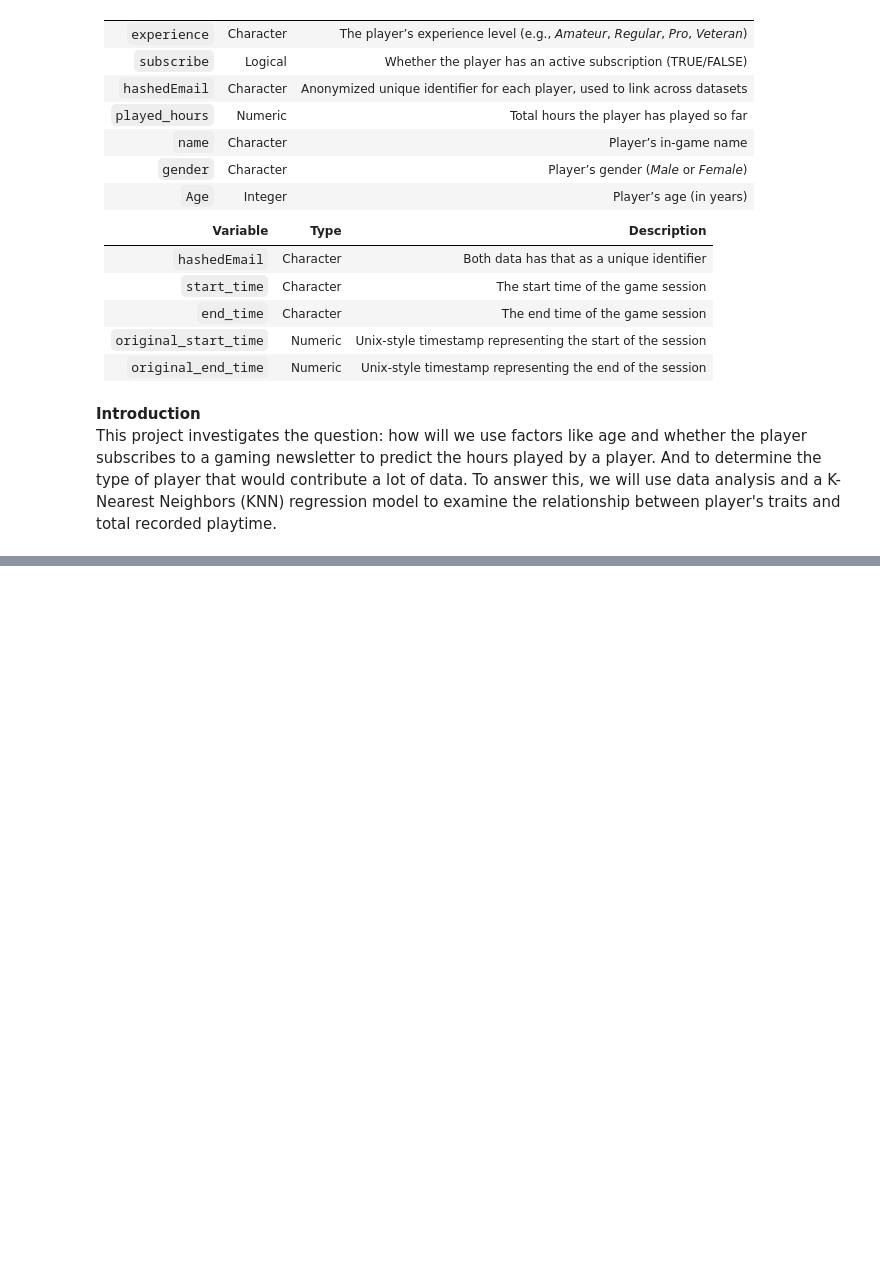
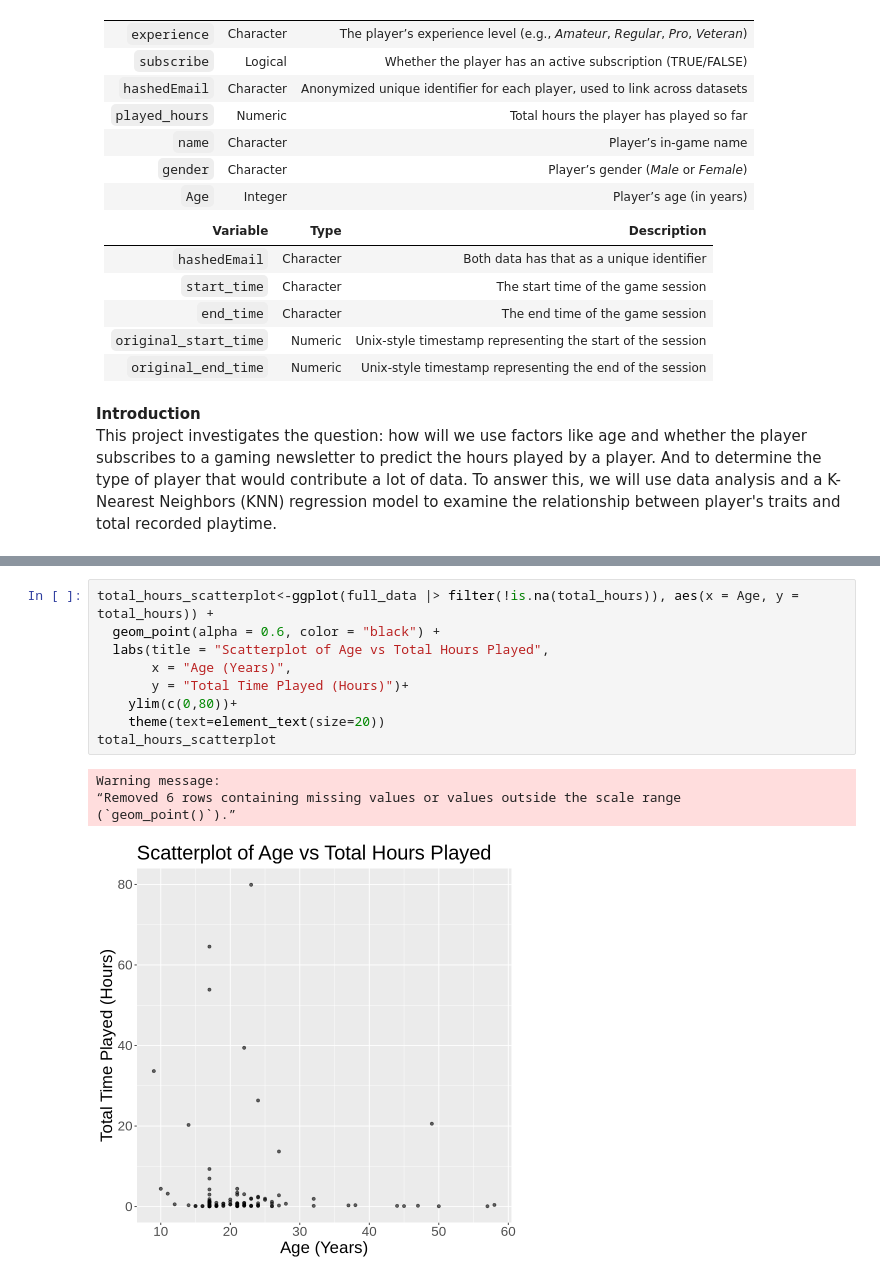
Before and after one commit to danayong25-cell/Group-Final-Project, a Jupyter notebook: group final project.ipynb, the cells around one changed output, grey strips where cells are left out. Saved outputs shown, nothing was run; the diff lists cells and outputs as text; blank space fills up the shorter version.

```diff
--- a/group final project.ipynb
+++ b/group final project.ipynb
@@ -62,0 +185,14 @@ This project investigates the question: how will we use factors like age and whe
+# %%
+total_hours_scatterplot<-ggplot(full_data |> filter(!is.na(total_hours)), aes(x = Age, y = total_hours)) +
+  geom_point(alpha = 0.6, color = "black") +
+  labs(title = "Scatterplot of Age vs Total Hours Played",
+       x = "Age (Years)",
+       y = "Total Time Played (Hours)")+
+    ylim(c(0,80))+
+    theme(text=element_text(size=20))
+total_hours_scatterplot
+# %% [output]
+Warning message:
+“Removed 6 rows containing missing values or values outside the scale range
+(`geom_point()`).”
+[figure, added]
```
Also changed, not shown: parts of 9 cells of this notebook.
